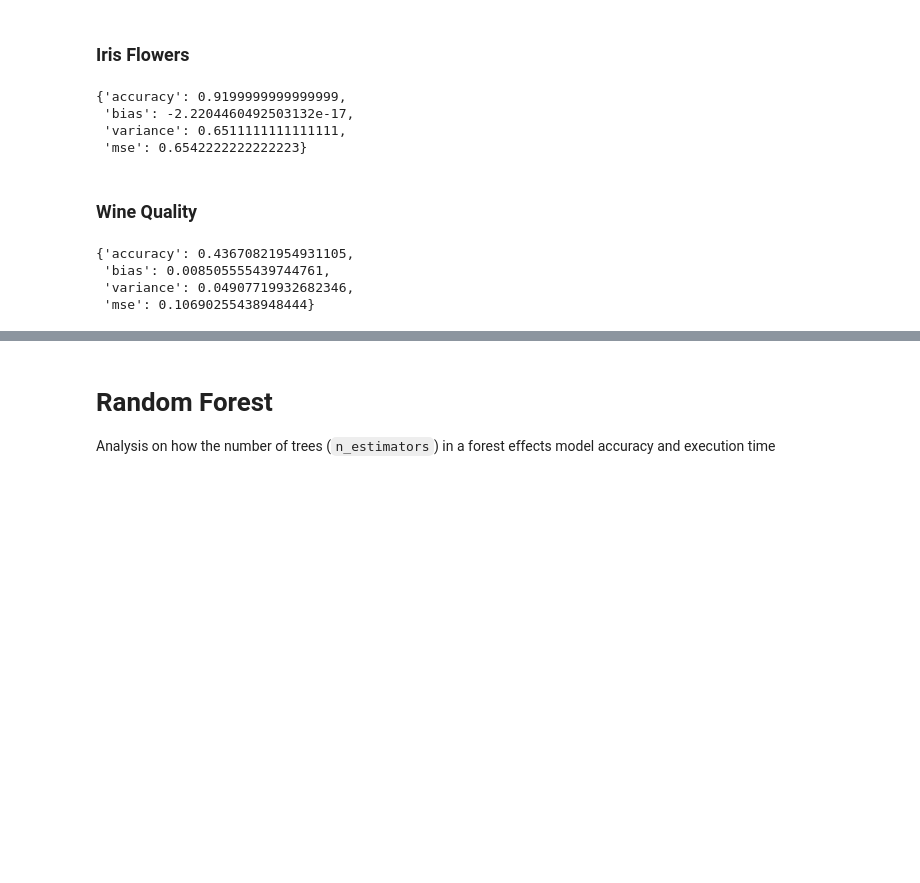
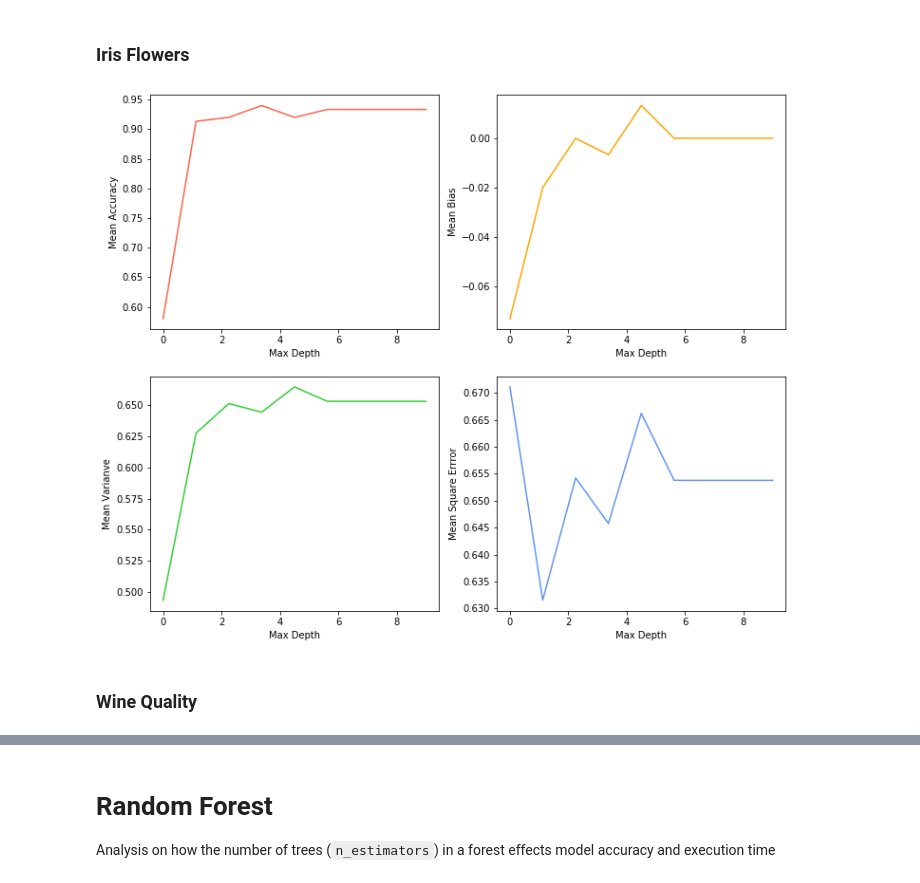
Before and after one commit to LuluKangaroo/ML_Studies, a Jupyter notebook: Model_and_Validation_Analysis.ipynb, the cells around one changed output, grey strips where cells are left out. Cells and saved outputs as stored; diff of their text form; code cells hidden in the pictures; blank space fills up the shorter version.

Commit message:
plot work

```diff
--- a/Model_and_Validation_Analysis.ipynb
+++ b/Model_and_Validation_Analysis.ipynb
@@ -143,14 +182,6 @@ def runTreeDepths(k, start, end, data, targets):
     for i in range(start, end):
         allData.append(runDecisionTree(k, data, targets, i))
 
-    return allData
+    return pd.DataFrame(allData)
 # %% [markdown]
 <h3>Iris Flowers</h3>
-# %%
-# Decision Tree on 5 Folds
-runDecisionTree(5, iris.data, iris.target, 3)
-# %% [output]
-{'accuracy': 0.9199999999999999,
- 'bias': -2.2204460492503132e-17,
- 'variance': 0.6511111111111111,
- 'mse': 0.6542222222222223}
@@ -167,10 +188,11 @@ title = "Mean Accuracy for Multiple K-fold Cross Validations"
+# %%
+# Decision Trees with max depths 1-10 at 5-folds
+result = runTreeDepths(5, 1, 10, iris.data, iris.target)
+
+# Plot labels
+xAxis = "Max Depth"
+plotModelPerformance(result, xAxis)
+# %% [output]
+[figure, added]
 # %% [markdown]
 <h3>Wine Quality</h3>
-# %%
-#  Decision Tree on 5 folds
-runDecisionTree(5, wines, targets, 1)
-# %% [output]
-{'accuracy': 0.43670821954931105,
- 'bias': 0.008505555439744761,
- 'variance': 0.04907719932682346,
- 'mse': 0.10690255438948444}
```
Also changed, not shown: parts of 10 cells of this notebook, 1 other file.
